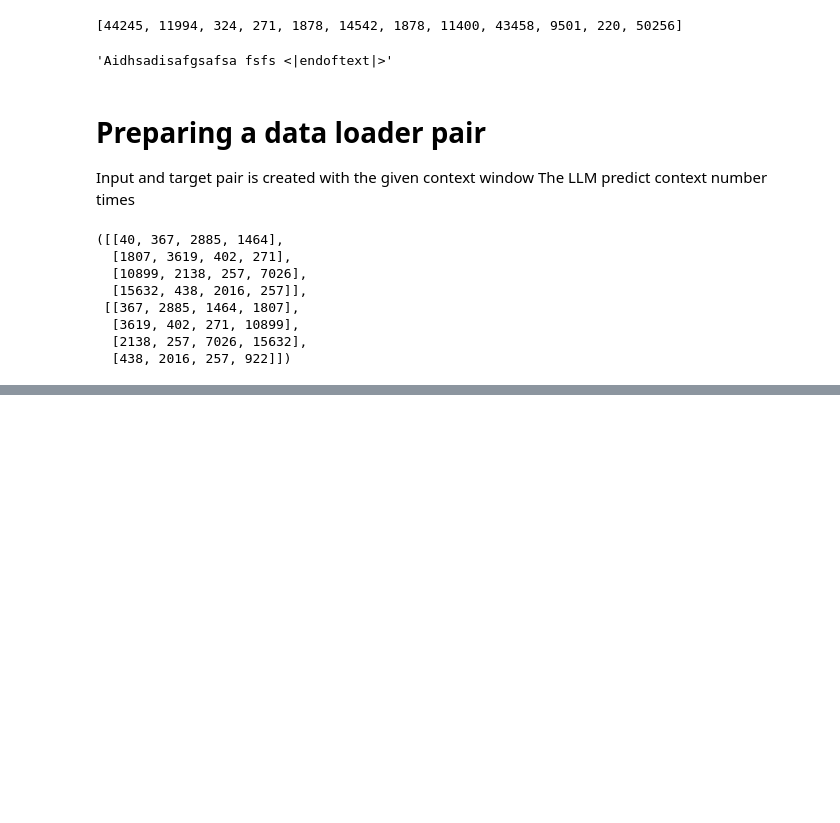
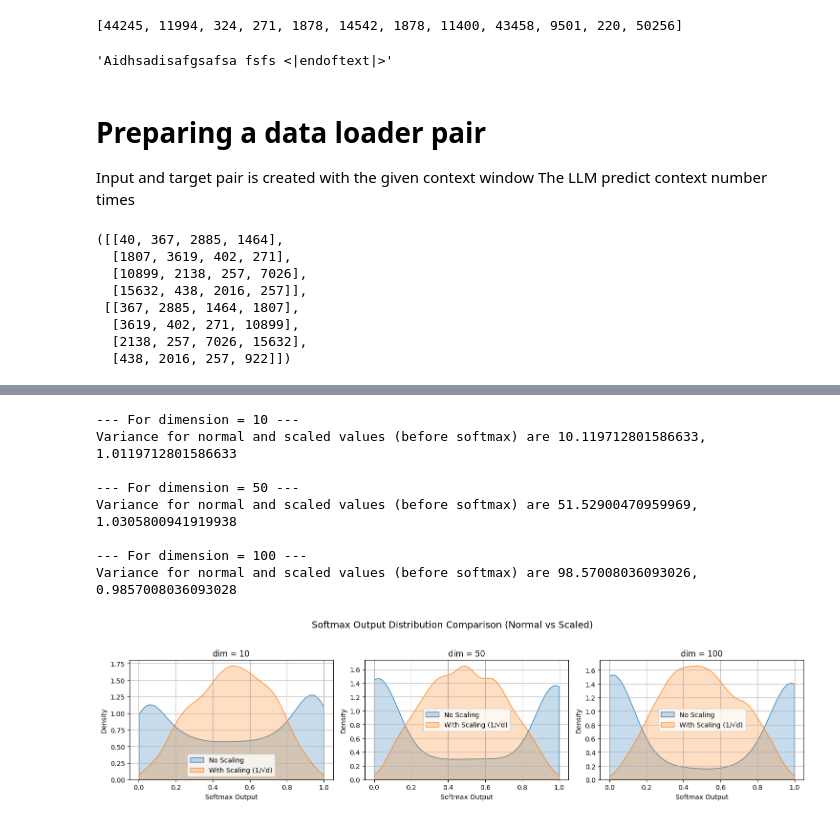
Before and after one commit to mosrihari/FoundationalStudy, a Jupyter notebook: LLM_From_Scratch.ipynb, the cells around one changed output, grey strips where cells are left out. Cells and saved outputs as stored; diff of their text form; code cells hidden in the pictures; blank space fills up the shorter version.

Commit message:
Added attention mechanisms

```diff
--- a/LLM_From_Scratch.ipynb
+++ b/LLM_From_Scratch.ipynb
@@ -292,0 +488,12 @@ Targets:
+# %%
+# now we wanted to normalize the attention score - which gives attention weights
+# we do softmax
+
+attention_weights = torch.softmax(torch.tensor(attention_scores), dim=0)
+attention_weights
+# "Your" is 13.85% important with respect to "Journey"
+# "Journey" is 23.79% important with itself
+# "starts" is 23.33% important with respect to "Journey"
+# "with" is 12.40% important with respect to "Journey"
+# "one" is 10.82% important with respect to "Journey"
+# "step" is 15.81% important with respect to "Journey"
@@ -292,0 +502,6 @@ Targets:
+# %%
+# To calculate the context vector, we use the attention weight as scaling factor for each embeddings
+# once we have all the scaling vector we sum them across dimension to get the final context vector
+context_vector = []
+for i in range(len(embeddings)):
+  context_vector.append(attention_weights[i] * torch.tensor(embeddings[i]))
@@ -292,0 +600,61 @@ Targets:
+# %%
+import numpy as np
+import seaborn as sns
+import matplotlib.pyplot as plt
+import torch
+
+def get_softmax(x):
+    x_tensor = torch.tensor(x, dtype=torch.float32)
+    return torch.nn.functional.softmax(x_tensor, dim=0).numpy()
+
+def get_dims(dims, ax):
+    normal_softmax_values = []
+    scaled_softmax_values = []
+    normal = []
+    scaled = []
+    for _ in range(1000):
+        q = np.random.randn(dims)
+        k = np.random.randn(dims)
+
+        dot = np.dot(q, k)
+        dot_scaled = dot / np.sqrt(dims)
+        normal.append(dot)
+        scaled.append(dot_scaled)
+        normal_softmax = get_softmax([dot, 0])
+        scaled_softmax = get_softmax([dot_scaled, 0])
+
+        normal_softmax_values.append(normal_softmax[0])
+        scaled_softmax_values.append(scaled_softmax[0])
+
+    # Print variance
+    print(f"Variance for normal and scaled values (before softmax) are {np.var(normal)}, {np.var(scaled)}")
+
+    # Plot into subplot axis
+    sns.kdeplot(normal_softmax_values, label='No Scaling', fill=True, ax=ax, clip=(0, 1))
+    sns.kdeplot(scaled_softmax_values, label='With Scaling (1/√d)', fill=True, ax=ax, clip=(0, 1))
+    ax.set_title(f"dim = {dims}")
+    ax.set_xlabel("Softmax Output")
+    ax.set_ylabel("Density")
+    ax.grid(True)
+    ax.legend()
+    return normal_softmax_values, scaled_softmax_values
+# Create a figure with 3 subplots side by side
+fig, axes = plt.subplots(1, 3, figsize=(15, 4))
+
+for i, dims in enumerate([10, 50, 100]):
+    print(f"\n--- For dimension = {dims} ---")
+    result = get_dims(dims, axes[i])
+
+plt.suptitle("Softmax Output Distribution Comparison (Normal vs Scaled)", fontsize=14)
+plt.tight_layout(rect=[0, 0, 1, 0.95])  # leave space for suptitle
+plt.show()
+# %% [output]
+--- For dimension = 10 ---
+Variance for normal and scaled values (before softmax) are 10.119712801586633, 1.0119712801586633
+
+--- For dimension = 50 ---
+Variance for normal and scaled values (before softmax) are 51.52900470959969, 1.0305800941919938
+
+--- For dimension = 100 ---
+Variance for normal and scaled values (before softmax) are 98.57008036093026, 0.9857008036093028
+[figure, added]
```
Also changed, not shown: parts of 64 cells of this notebook.
